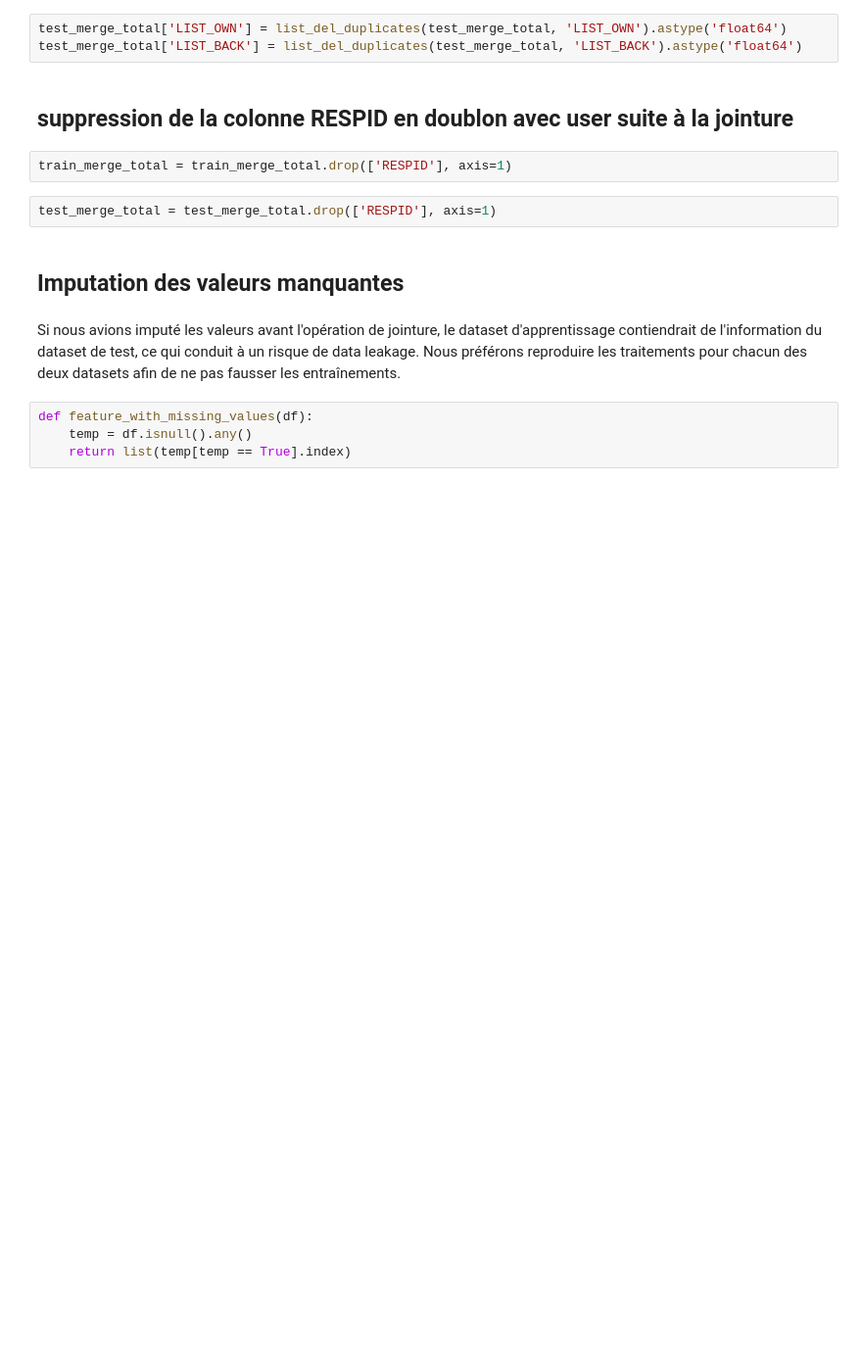
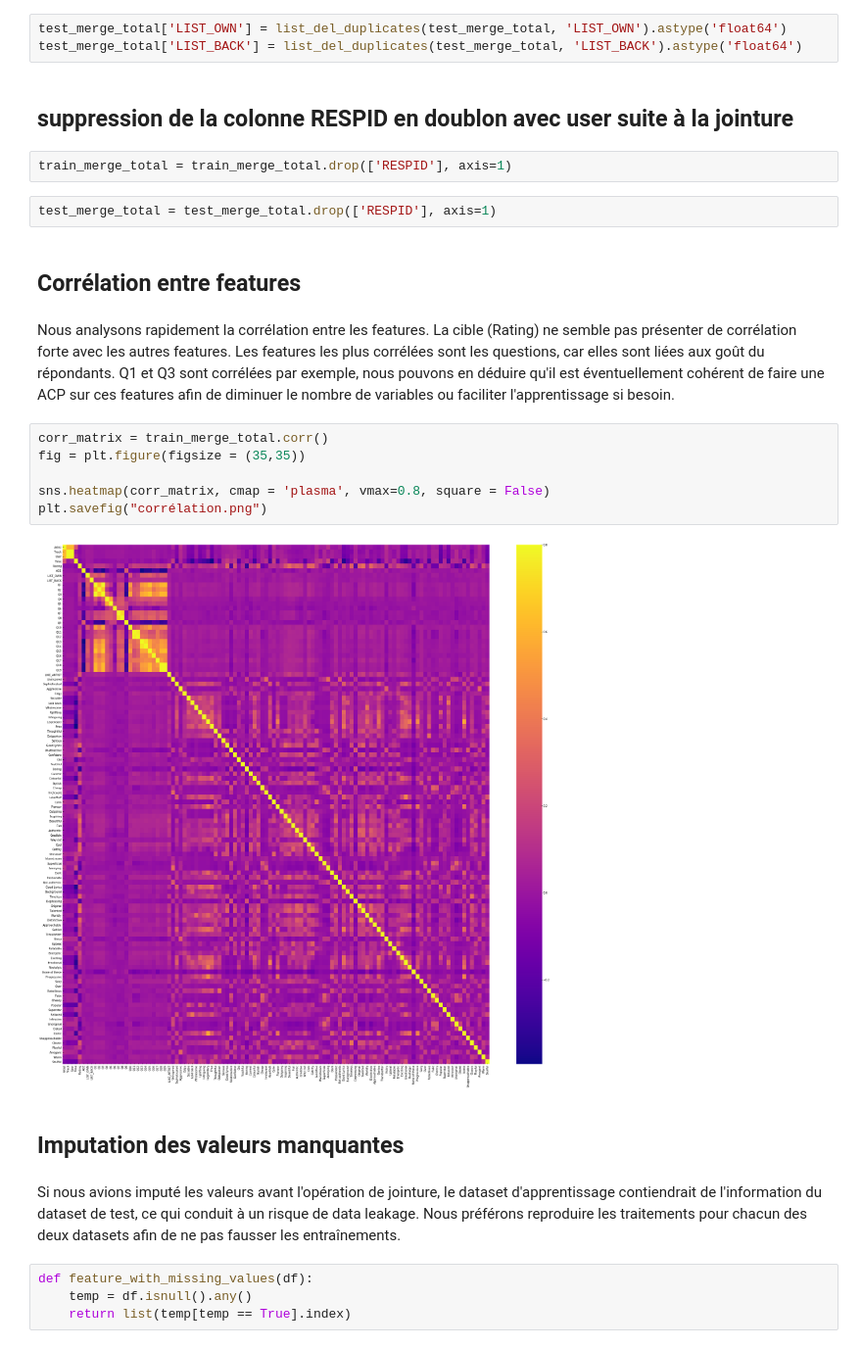
Before and after one commit to js-dev88/EMI-Music-Data-Science-Hackathon, a Jupyter notebook: EMI_MDSH_Analyse_Cleaning.ipynb, the cells around one changed output. Shown at 98% size. Drawn from its saved outputs; the diff is of its cells as text; blank space fills up the shorter version.

```diff
--- a/EMI_MDSH_Analyse_Cleaning.ipynb
+++ b/EMI_MDSH_Analyse_Cleaning.ipynb
@@ -420,6 +420,19 @@ test_merge_total['LIST_BACK'] = list_del_duplicates(test_merge_total, 'LIST_BACK
 train_merge_total = train_merge_total.drop(['RESPID'], axis=1)
 # %%
 test_merge_total = test_merge_total.drop(['RESPID'], axis=1)
+# %% [markdown]
+## Corrélation entre features
+# %% [markdown]
+Nous analysons rapidement la corrélation entre les features.
+La cible (Rating) ne semble pas présenter de corrélation forte avec les autres features. Les features les plus corrélées sont les questions, car elles sont liées aux goût du répondants. Q1 et Q3 sont corrélées par exemple, nous pouvons en déduire qu'il est éventuellement cohérent de faire une ACP sur ces features afin de diminuer le nombre de variables ou faciliter l'apprentissage si besoin.
+# %%
+corr_matrix = train_merge_total.corr()
+fig = plt.figure(figsize = (35,35))
+
+sns.heatmap(corr_matrix, cmap = 'plasma', vmax=0.8, square = False)
+plt.savefig("corrélation.png")
+# %% [output]
+[figure, added]
 # %% [markdown]
 ## Imputation des valeurs manquantes
 # %% [markdown]
```
Also changed, not shown: parts of 1 cell of this notebook, 3 other files.
